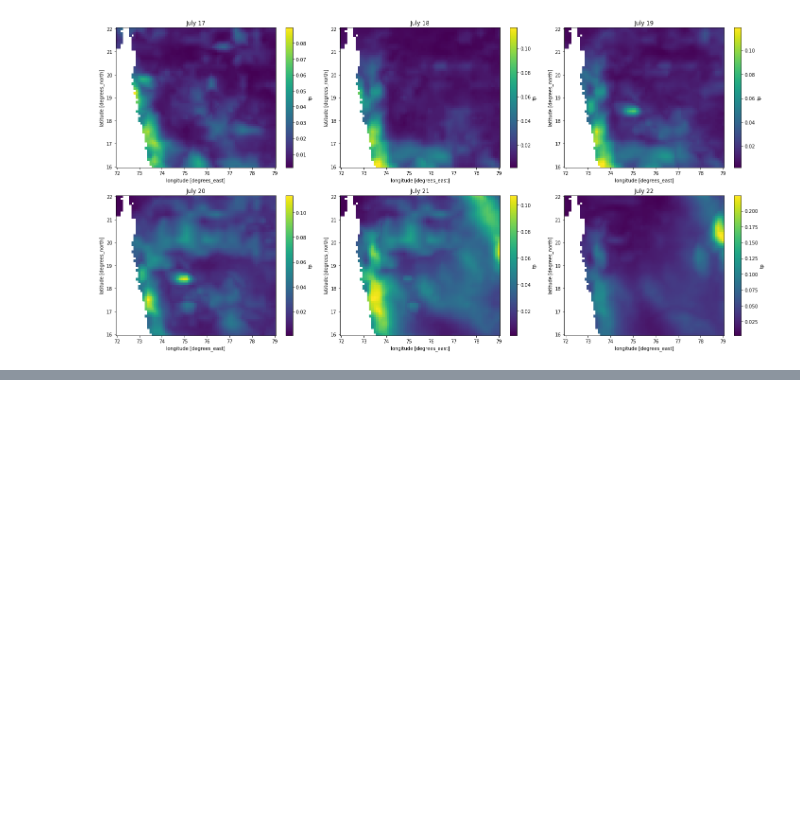
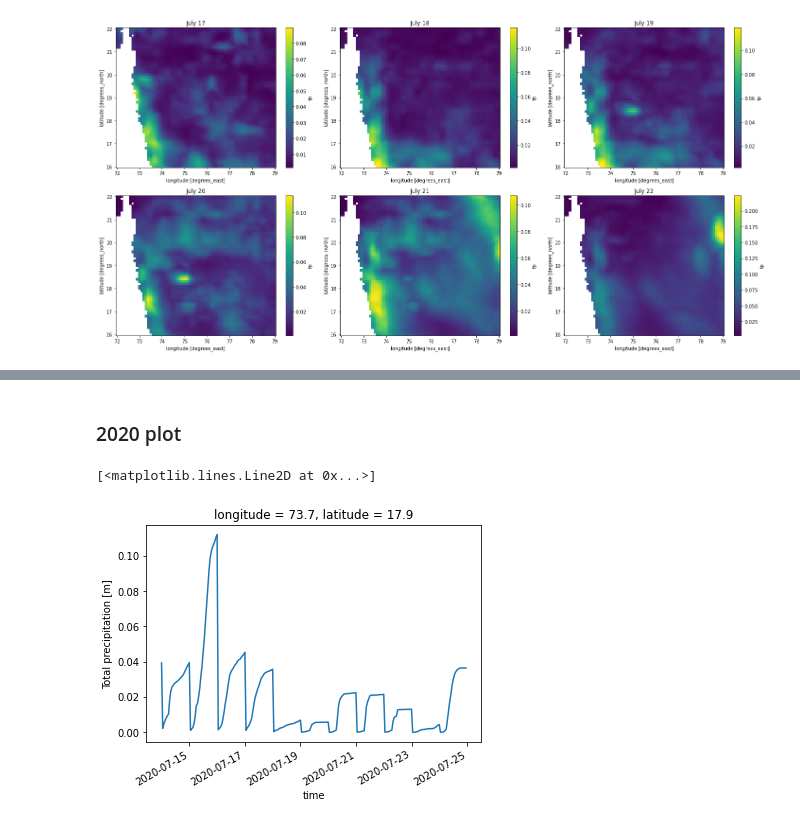
Before and after one commit to OmkarMehta/climate-data-science, a Jupyter notebook: Project/milestone2.ipynb, the cells around one changed output, grey strips where cells are left out. Cells and saved outputs as stored; diff of their text form; code cells hidden in the pictures; blank space fills up the shorter version.

```diff
--- a/Project/milestone2.ipynb
+++ b/Project/milestone2.ipynb
@@ -858,0 +916,8 @@ plt.show()
+# %% [markdown]
+### 2020 plot
+# %%
+# make a line plot of all the total precip at this location, for all three years separately
+data_mahabaleshwar.tp.sel(time=data_mahabaleshwar.time.dt.year == 2020).plot(label='2020')
+# %% [output]
+[<matplotlib.lines.Line2D at 0x...>]
+[figure, added]
```
Also changed, not shown: parts of 12 cells of this notebook, 4 other files.
